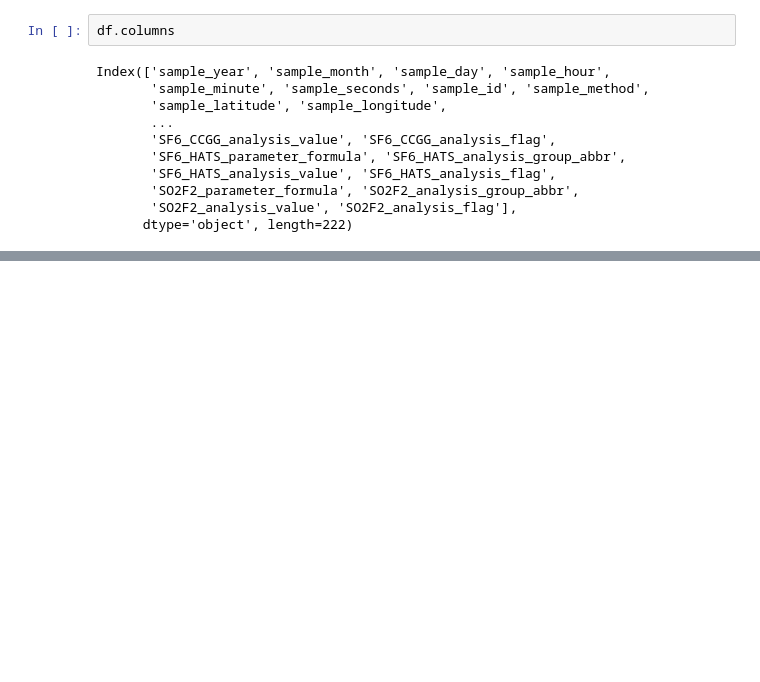
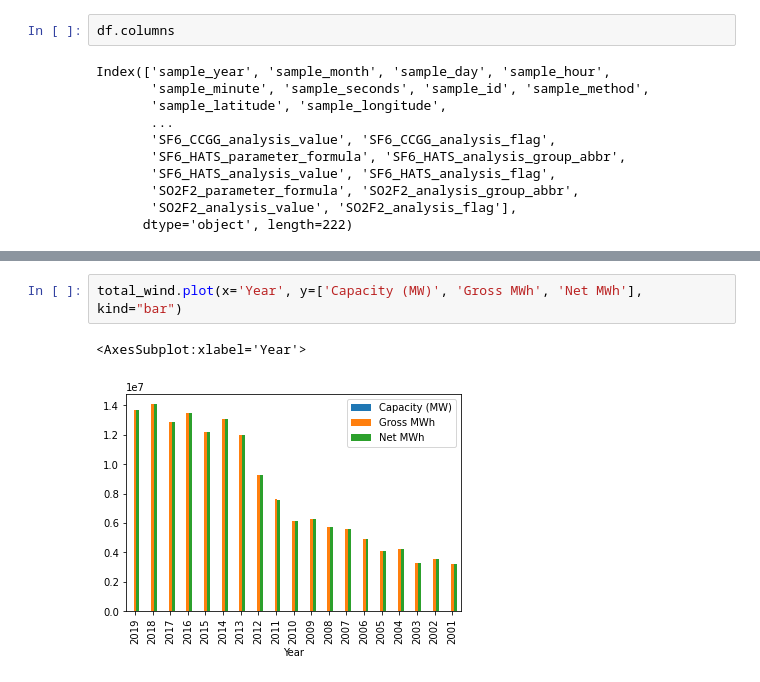
Before and after one commit to TeamNullPointers/Hack4Space, a Jupyter notebook: DataStats.ipynb, the cells around one changed output, grey strips where cells are left out. Cells and saved outputs as stored; diff of their text form; blank space fills up the shorter version.

```diff
--- a/DataStats.ipynb
+++ b/DataStats.ipynb
@@ -42,0 +127,5 @@ Index(['sample_year', 'sample_month', 'sample_day', 'sample_hour',
+# %%
+total_wind.plot(x='Year', y=['Capacity (MW)', 'Gross MWh', 'Net MWh'], kind="bar")
+# %% [output]
+<AxesSubplot:xlabel='Year'>
+[figure, added]
```
Also changed, not shown: parts of 18 cells of this notebook, 9 other files.
